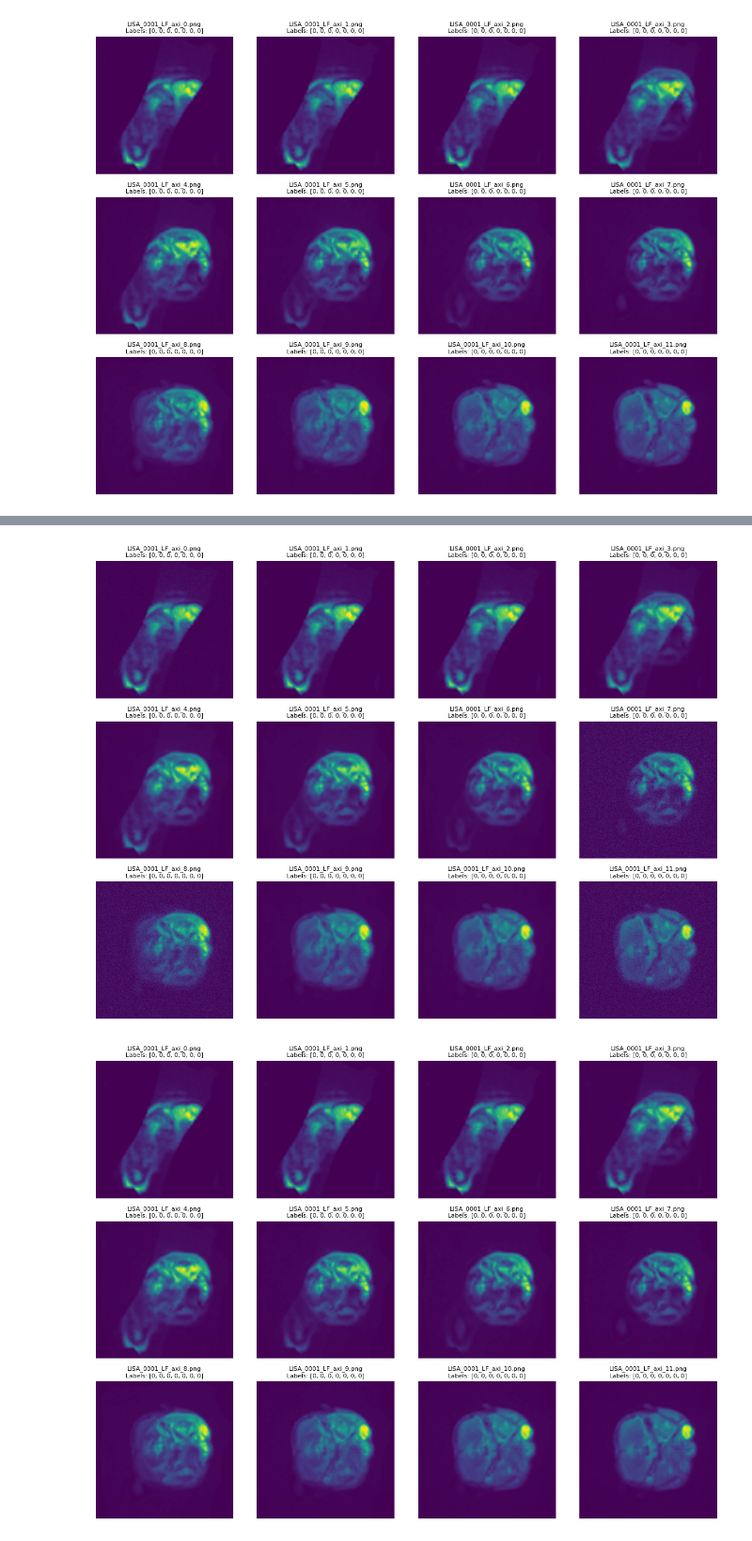
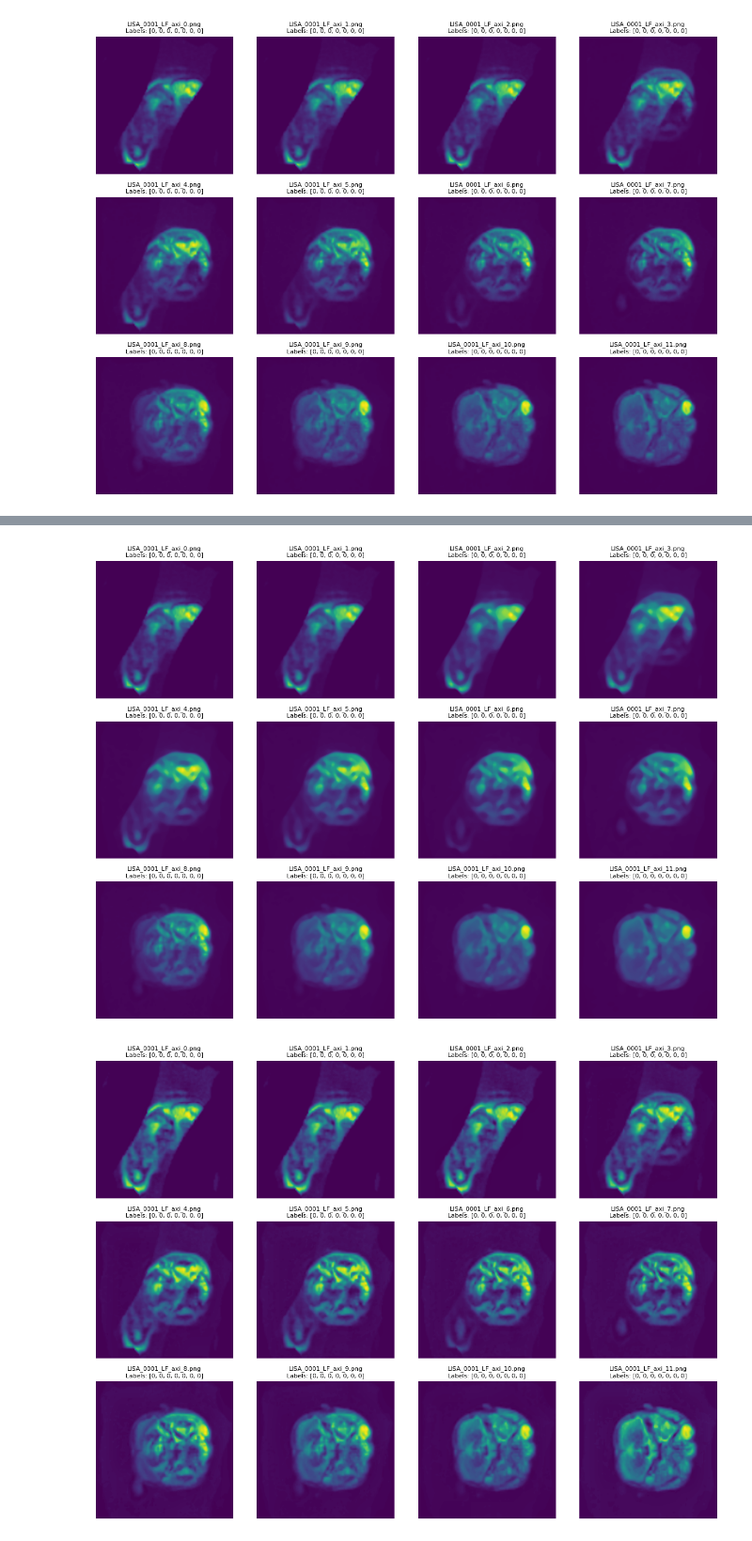
Before and after one commit to CristianLazoQuispe/lisa-challenge2025-task1, a Jupyter notebook: codes/notebooks/03_2D_Augmentation.ipynb, the cells around one changed output, grey strips where cells are left out. Shown at 94% size. Cells and saved outputs as stored; diff of their text form; code cells hidden in the pictures.

```diff
--- a/codes/notebooks/03_2D_Augmentation.ipynb
+++ b/codes/notebooks/03_2D_Augmentation.ipynb
@@ -100,9 +101,9 @@ from albumentations.pytorch import ToTensorV2
 transform = [
             A.Resize(512, 512),
             A.OneOf([
-                A.GaussNoise(std_range=(0, 1e-1), mean_range=(0,1e-4), p=1.0),   # ruido muy leve
-                A.GaussianBlur(blur_limit=(1,3), p=1.0),                # desenfoque apenas perceptible
-                A.MedianBlur(blur_limit=(1,3), p=1.0),
+                A.GaussNoise(std_range=(1e-5, 2e-1), mean_range=(0,1e-4), p=1.0),   # ruido muy leve
+                A.GaussianBlur(sigma_limit= (0.5,5), blur_limit=(3,20), p=1.0),                # desenfoque apenas perceptible
+                A.MedianBlur(blur_limit=(3,20), p=1.0),
             ], p=0.99),
             ToTensorV2()]
 
@@ -111,26 +112,26 @@ dataset_vis = MRIDataset2D(df=df_train,is_train=True,use_augmentation=True,is_nu
 # ✅ Visualiza
 plot_image_grid(dataset_vis, rows=3, cols=4,cmap=None)
 # %% [output]
-[figure, old version]
+[figure, new version]
 # %%
 import albumentations as A
 from albumentations.pytorch import ToTensorV2
 
 transform = [
             A.Resize(512, 512),
             A.OneOf([
-                A.MultiplicativeNoise(multiplier=(0.95, 1.1), p=1.0),   # cambia el contraste levemente
+                A.MultiplicativeNoise(multiplier=(0.95, 1.2), p=1.0),   # cambia el contraste levemente
                 A.RandomBrightnessContrast(brightness_limit=0.1, contrast_limit=0.1,p=1.0),
                 A.CLAHE(clip_limit=2,p=1.0),
-            ], p=0.3),
+            ], p=0.99),
             ToTensorV2()]
 
 # ✅ Crea el dataset (usa `use_augmentation=False` para visualización clara)
 dataset_vis = MRIDataset2D(df=df_train,is_train=True,use_augmentation=True,is_numpy=True,labels=labels,transform=transform)
 # ✅ Visualiza
 plot_image_grid(dataset_vis, rows=3, cols=4,cmap=None)
 # %% [output]
-[figure, old version]
+[figure, new version]
 # %%
 from joblib import dump
 import numpy as np
```
Also changed, not shown: parts of 2 cells of this notebook, 7 other files.
